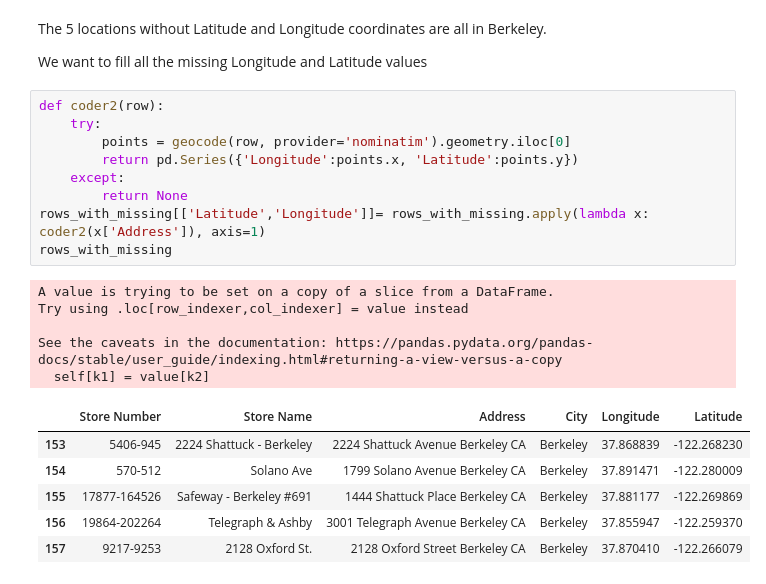
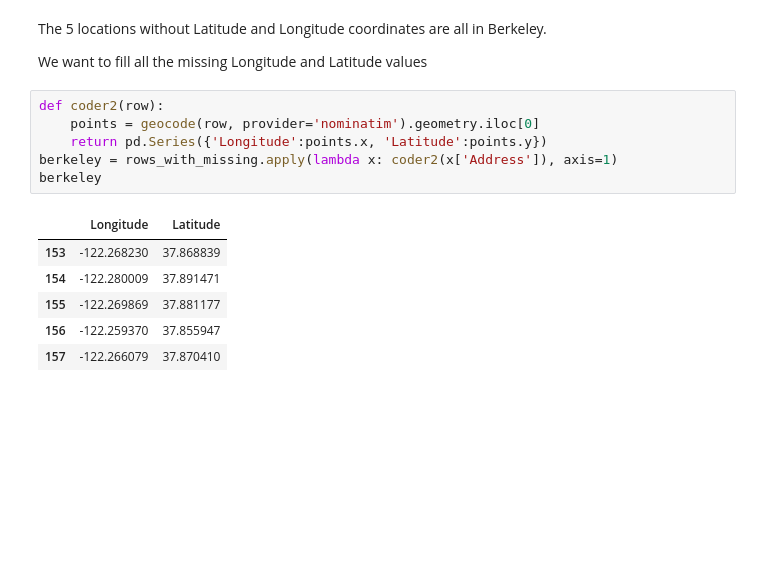
Before and after one commit to jimaid/tutorial, a Jupyter notebook: Geocoding.ipynb, the cells around one changed output. Cells and saved outputs as stored; diff of their text form; blank space fills up the shorter version.

```diff
--- a/Geocoding.ipynb
+++ b/Geocoding.ipynb
@@ -151,22 +151,14 @@ The 5 locations without Latitude and Longitude coordinates are all in Berkeley.
 We want to fill all the missing Longitude and Latitude values
 # %%
 def coder2(row):
-    try:
-        points = geocode(row, provider='nominatim').geometry.iloc[0]
-        return pd.Series({'Longitude':points.x, 'Latitude':points.y})
-    except:
-        return None
-rows_with_missing[['Latitude','Longitude']]= rows_with_missing.apply(lambda x: coder2(x['Address']), axis=1)
-rows_with_missing
+    points = geocode(row, provider='nominatim').geometry.iloc[0]
+    return pd.Series({'Longitude':points.x, 'Latitude':points.y})
+berkeley = rows_with_missing.apply(lambda x: coder2(x['Address']), axis=1)
+berkeley
 # %% [output]
-A value is trying to be set on a copy of a slice from a DataFrame.
-Try using .loc[row_indexer,col_indexer] = value instead
-
-See the caveats in the documentation: https://pandas.pydata.org/pandas-docs/stable/user_guide/indexing.html#returning-a-view-versus-a-copy
-  self[k1] = value[k2]
-|  | Store Number | Store Name | Address | City | Longitude | Latitude |
-| 153 | 5406-945 | 2224 Shattuck - Berkeley | 2224 Shattuck Avenue Berkeley CA | Berkeley | 37.868839 | -122.268230 |
-| 154 | 570-512 | Solano Ave | 1799 Solano Avenue Berkeley CA | Berkeley | 37.891471 | -122.280009 |
-| 155 | 17877-164526 | Safeway - Berkeley #691 | 1444 Shattuck Place Berkeley CA | Berkeley | 37.881177 | -122.269869 |
-| 156 | 19864-202264 | Telegraph & Ashby | 3001 Telegraph Avenue Berkeley CA | Berkeley | 37.855947 | -122.259370 |
-| 157 | 9217-9253 | 2128 Oxford St. | 2128 Oxford Street Berkeley CA | Berkeley | 37.870410 | -122.266079 |
+|  | Longitude | Latitude |
+| 153 | -122.268230 | 37.868839 |
+| 154 | -122.280009 | 37.891471 |
+| 155 | -122.269869 | 37.881177 |
+| 156 | -122.259370 | 37.855947 |
+| 157 | -122.266079 | 37.870410 |
```
Also changed, not shown: parts of 8 cells of this notebook.
